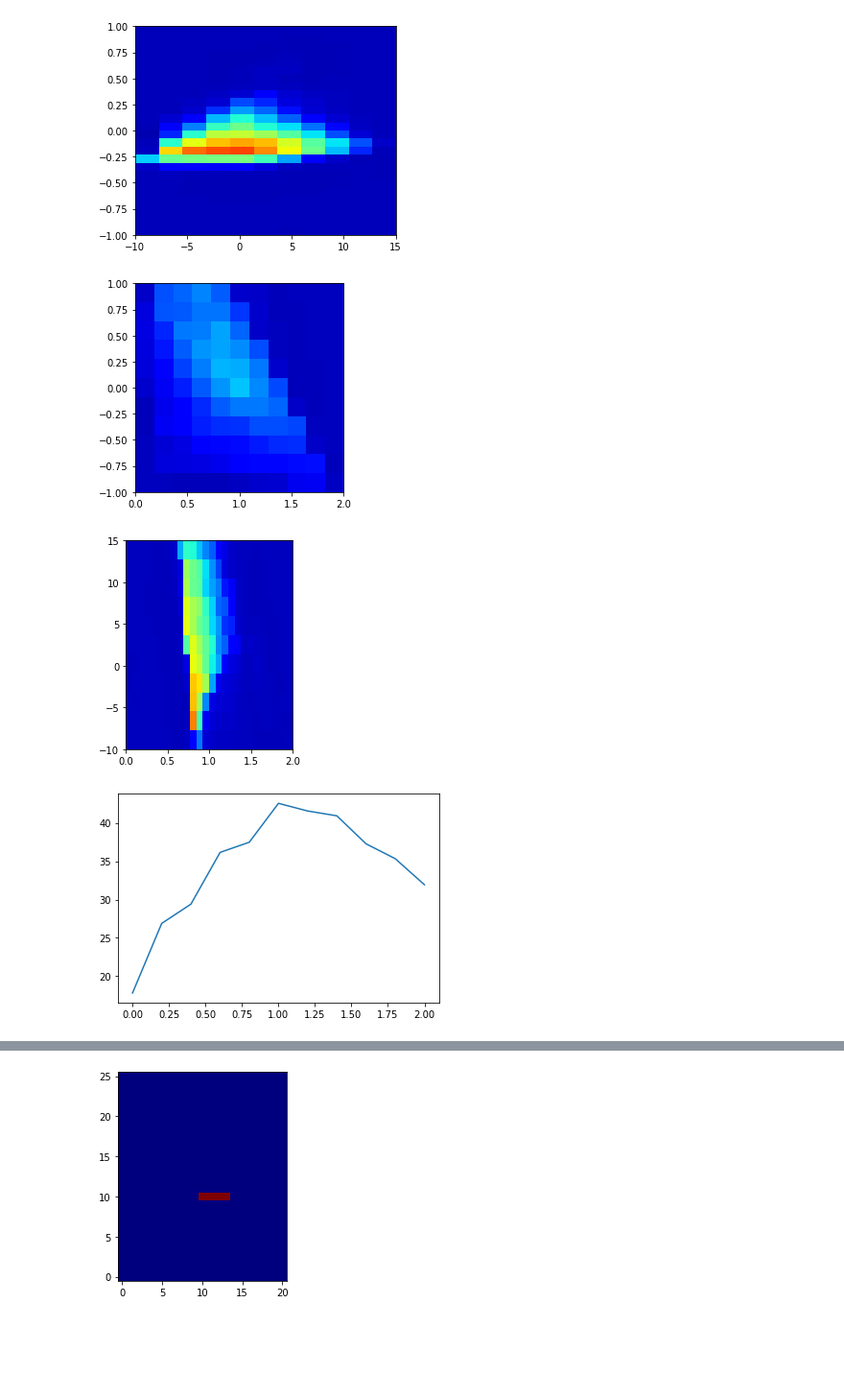
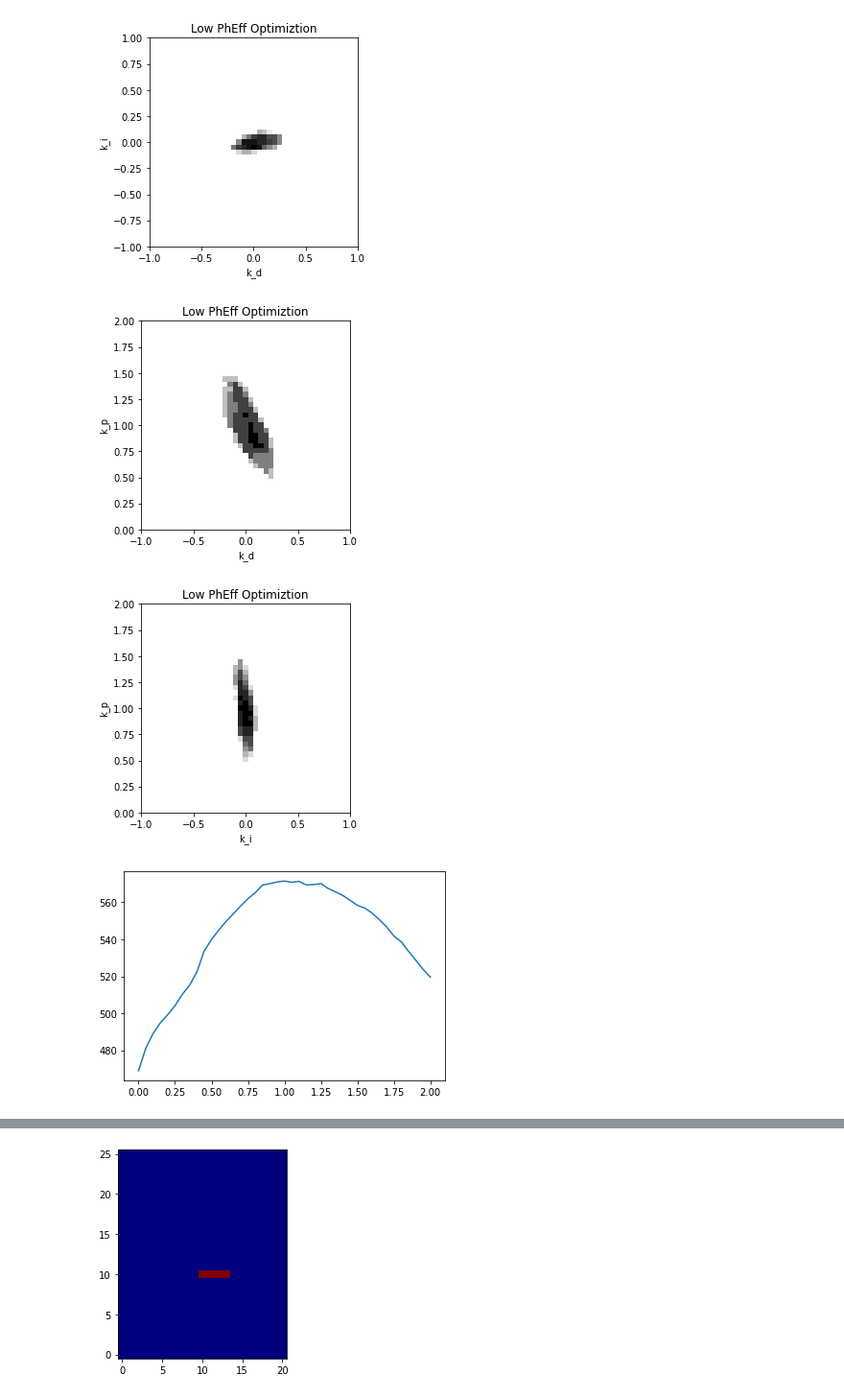
Before and after one commit to kartographer/sma_phasing_sims, a Jupyter notebook: SWARM_Optimization.ipynb, the cells around one changed output, grey strips where cells are left out. Shown: that part at 96% size. Drawn from its saved outputs; the diff is of its cells as text; code cells hidden in the pictures; blank space fills up the shorter version.

```diff
--- a/SWARM_Optimization.ipynb
+++ b/SWARM_Optimization.ipynb
@@ -185,21 +263,34 @@ Prox done in 5.48363e-05 seconds
 # %%
-plt.imshow(np.mean(results_arr/np.max(results_arr > 0.),axis=0), extent=np.array([ki_range, kd_range]).flatten(), origin='lower', cmap='jet', aspect=10)
-plt.clim([0, 1])
+#results_sum = np.sum(np.sum(results_arr[:,:,:,0,:,:] > 0.9, axis=4), axis=3).astype(float)
+results_sum = np.array(results_arr[:, :, :, 0, 5])
+results_sum /= np.max(results_sum)
+
+plt.imshow(1-np.mean(results_sum>0.95,axis=0), extent=np.array([kd_range, ki_range]).flatten(), origin='lower', cmap='gray')
+plt.title('Low PhEff Optimiztion')
+plt.xlabel('k_d')
+plt.ylabel('k_i')
 plt.show()
-plt.imshow(np.mean(results_arr/np.max(results_arr),axis=1), extent=np.array([kp_range, kd_range]).flatten(), origin='lower', cmap='jet', aspect=1)
-plt.clim([0, 1])
+
+plt.imshow(1-np.mean(results_sum>0.95,axis=1), extent=np.array([kd_range, kp_range]).flatten(), origin='lower', cmap='gray')
+plt.title('Low PhEff Optimiztion')
+plt.xlabel('k_d')
+plt.ylabel('k_p')
 plt.show()
-plt.imshow(np.mean(results_arr/np.max(results_arr),axis=2), extent=np.array([kp_range, ki_range]).flatten(), origin='lower', cmap='jet', aspect=0.1)
-plt.clim([0, 1])
+
+plt.imshow(1-np.mean(results_sum>0.95,axis=2), extent=np.array([ki_range, kp_range]).flatten(), origin='lower', cmap='gray')
+plt.title('Low PhEff Optimiztion')
+plt.xlabel('k_i')
+plt.ylabel('k_p')
 plt.show()
-plt.plot(np.linspace(kp_range[0], kp_range[1], num=n_kp), results_arr.sum(axis=2).sum(axis=1))
+
+plt.plot(np.linspace(kp_range[0], kp_range[1], num=n_kp), results_sum.sum(axis=2).sum(axis=1))
 plt.show()
-plt.plot(np.linspace(ki_range[0], ki_range[1], num=n_ki), results_arr.sum(axis=2).sum(axis=0))
+plt.plot(np.linspace(ki_range[0], ki_range[1], num=n_ki), results_sum.sum(axis=2).sum(axis=0))
 plt.show()
-plt.plot(np.linspace(kd_range[0], kd_range[1], num=n_kd), results_arr.sum(axis=1).sum(axis=0))
+plt.plot(np.linspace(kd_range[0], kd_range[1], num=n_kd), results_sum.sum(axis=1).sum(axis=0))
 plt.show()
 # %% [output]
-[figure, old version]
+[figure, new version]
-[figure, old version]
+[figure, new version]
-[figure, old version]
+[figure, new version]
-[figure, old version]
+[figure, new version]
```
Also changed, not shown: parts of 11 cells of this notebook.
